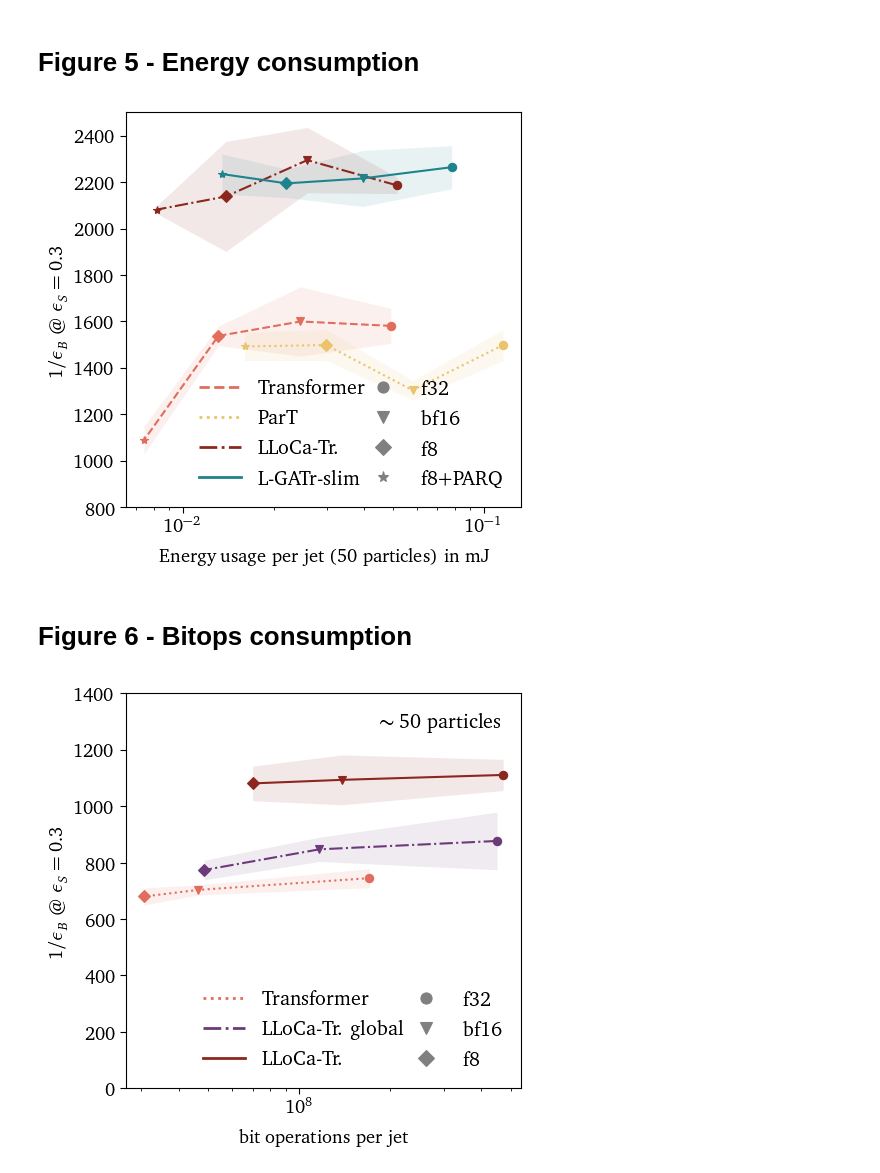
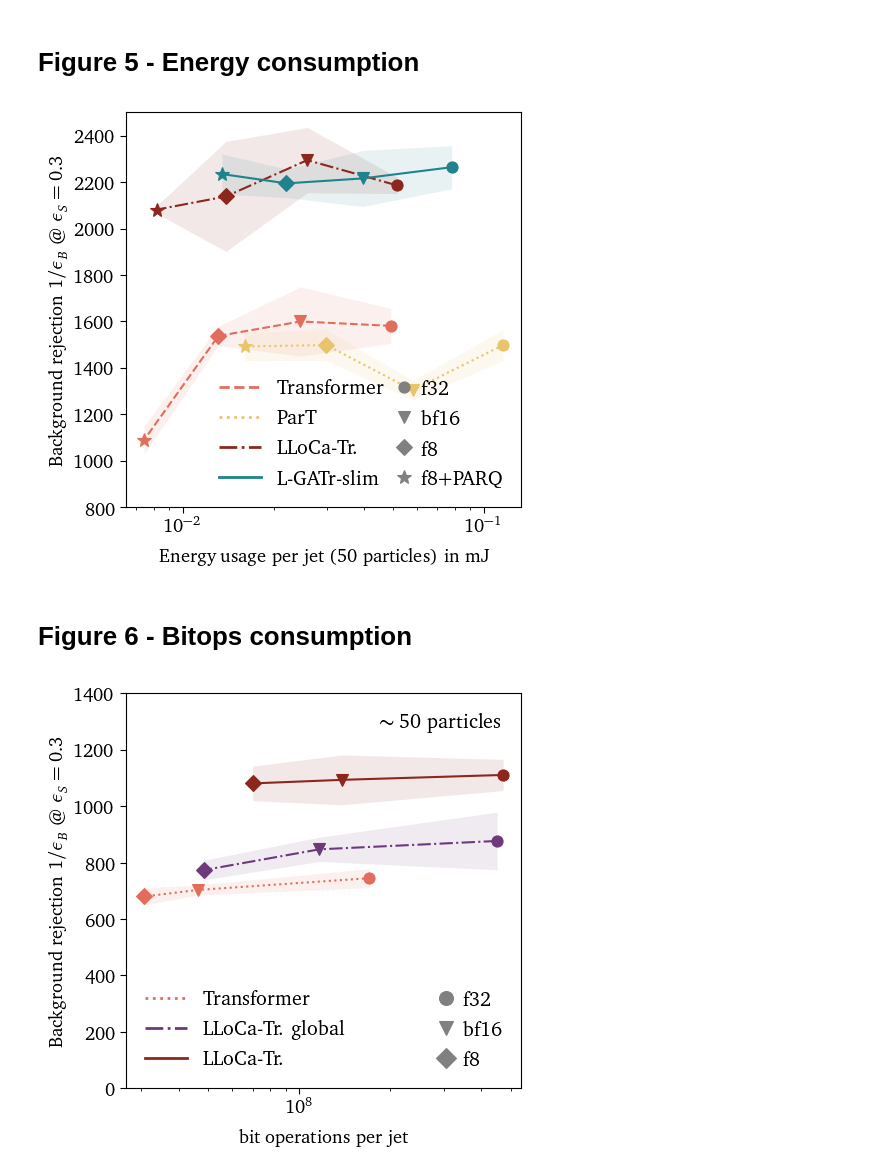
Before and after one commit to heidelberg-hepml/tagger-quantization, a Jupyter notebook: notebooks/plots.ipynb, the cells around one changed output. Drawn from its saved outputs; the diff is of its cells as text; code cells hidden in the pictures.

Commit message:
Increase markersize globally to make figures clearer; also improve legend placement a bit

```diff
--- a/notebooks/plots.ipynb
+++ b/notebooks/plots.ipynb
@@ -1395,11 +1396,11 @@ for label, color, marker, linestyle in zip(labels, colors, markers, linestyles):
         mean = mean[mask]
         std = std[mask]
 
-        ax.plot(p, mean, color=color, linestyle=linestyle, marker=marker)
+        ax.plot(p, mean, color=color, linestyle=linestyle, marker=marker, ms=8)
         ax.fill_between(p, mean+std, mean-std,
                         edgecolor=color, color=color, alpha=0.1, lw=0.01)
 
-ax.set_ylabel(r"$1/\epsilon_B\ @\ \epsilon_S=0.3$", fontsize=FONTSIZE)
+ax.set_ylabel(r"Background rejection $1/\epsilon_B\ @\ \epsilon_S=0.3$", fontsize=FONTSIZE)
 ax.set_xlabel("Number of parameters")
 
 handles1 = [Line2D([0,1], [0,0], color=c, lw=2, linestyle=ls, marker=m) for c, ls, m in zip(colors, linestyles, markers)]
@@ -1488,6 +1489,12 @@ markers = {
     "float8,float8": "D",
     "float8,ternary": "*",
 }
+markersizes = {
+    "float32,float32": 8,
+    "float16,float16": 8,
+    "float8,float8": 8,
+    "float8,ternary": 10,
+}
 
 ymin=800
 ymax=2500
@@ -1509,42 +1516,45 @@ for label, color, linestyle in zip(labels, colors, linestyles):
     mean = np.array([metrics[label][k]["mean"] for k in keys])
     std = np.array([metrics[label][k]["std"] for k in keys])
     ms = [markers[k] for k in keys]
+    mss = [markersizes[k] for k in keys]
 
     mask = np.array([x is not None for x in mean])
     ener = ener[mask]
     mean = mean[mask]
     std = std[mask]
     ms = [m for i, m in enumerate(ms) if mask[i]]
+    mss = [ms for i, ms in enumerate(mss) if mask[i]]
 
-    for e, m, s, mar in zip(ener, mean, std, ms):
+    for e, m, s, mar, mars in zip(ener, mean, std, ms, mss):
         if m is None or s is None:
             continue
-        ax.plot(e, m, color=color, marker=mar, markersize=6)
+        ax.plot(e, m, color=color, marker=mar, ms=mars)
     ax.plot(ener, mean, color=color, linestyle=linestyle)
     ax.fill_between(ener, mean+std, mean-std,
                     edgecolor=color, color=color, alpha=0.1, lw=0.01)
 
-ax.set_ylabel(r"$1/\epsilon_B\ @\ \epsilon_S=0.3$", fontsize=FONTSIZE)
+ax.set_ylabel(r"Background rejection $1/\epsilon_B\ @\ \epsilon_S=0.3$", fontsize=FONTSIZE)
 ax.set_xlabel("Energy usage per jet (50 particles) in mJ", fontsize=FONTSIZE)
 
 handles1 = [Line2D([0,1], [0,0], color=c, lw=2, linestyle=ls) for c, ls in zip(colors, linestyles)]
 labels1 = labels
 leg1 = ax.legend(
-    handles1, labels1, loc="lower right", bbox_to_anchor=(0.65,0),
+    handles1, labels1, loc="lower right", bbox_to_anchor=(0.7,0),
     frameon=False,
 )
 ms = [markers[k] for k in keys]
 handles2 = [
     Line2D(
         [0],[0], linestyle="None", marker=m,
-        markersize=8, markerfacecolor="0.5",
+        markersize=mars, markerfacecolor="0.5",
         markeredgecolor="0.5",
-    ) for m in ms
+    ) for m, mars in zip(ms, mss)
 ]
 labels2 = [key_labels[k] for k in keys]
 leg2 = ax.legend(
     handles2, labels2, loc="lower right", bbox_to_anchor=(1,0),
     frameon=False,
+    handlelength=0,
 )
 ax.add_artist(leg1)
 
@@ -1558,7 +1568,7 @@ plt.subplots_adjust(LEFT, BOTTOM, RIGHT, TOP)
 fig.savefig("energy.pdf", format="pdf")
 plt.show()
 # %% [output]
-[figure, old version]
+[figure, new version]
 # %% [markdown]
 # Figure 6 - Bitops consumption
 # %%
@@ -1637,46 +1647,47 @@ for label, color, linestyle in zip(labels, colors, linestyles):
     for e, m, s, mar in zip(bo, mean, std, ms):
         if m is None or s is None:
             continue
-        ax.plot(e, m, color=color, marker=mar, markersize=6)
+        ax.plot(e, m, color=color, marker=mar, markersize=8)
     ax.plot(bo, mean, color=color, linestyle=linestyle)
     ax.fill_between(bo, mean+std, mean-std,
                     edgecolor=color, color=color, alpha=0.1, lw=0.01)
 
-ax.set_ylabel(r"$1/\epsilon_B\ @\ \epsilon_S=0.3$", fontsize=FONTSIZE)
+ax.set_ylabel(r"Background rejection $1/\epsilon_B\ @\ \epsilon_S=0.3$", fontsize=FONTSIZE)
 ax.set_xlabel("bit operations per jet", fontsize=FONTSIZE)
 
 handles1 = [Line2D([0,1], [0,0], color=c, lw=2, linestyle=ls) for c, ls in zip(colors, linestyles)]
 labels1 = labels
 leg1 = ax.legend(
-    handles1, labels1, loc="lower right", bbox_to_anchor=(0.75,0),
+    handles1, labels1, loc="lower left", bbox_to_anchor=(0,0),
     frameon=False,
 )
 ms = [markers[k] for k in keys]
 handles2 = [
     Line2D(
         [0],[0], linestyle="None", marker=m,
-        markersize=8, markerfacecolor="0.5",
+        markersize=10, markerfacecolor="0.5",
         markeredgecolor="0.5"
     ) for m in ms
 ]
 labels2 = [key_labels[k] for k in keys]
 leg2 = ax.legend(
     handles2, labels2, loc="lower right", bbox_to_anchor=(1,0),
     frameon=False,
+    handlelength=0,
 )
 ax.add_artist(leg1)
 
 ax.text(.95, .95, s=r"$\sim 50$ particles", horizontalalignment="right", verticalalignment="top",
         transform=ax.transAxes)
 ax.tick_params(axis='both', which='major', labelsize=FONTSIZE)
 ax.xaxis.set_label_coords(0.5, X_LABEL_POS)
 ax.yaxis.set_label_coords(Y_LABEL_POS, 0.5)
 ax.set_ylim(ymin, ymax)
 plt.subplots_adjust(LEFT, BOTTOM, RIGHT, TOP)
 fig.savefig(file2, format="pdf")
 plt.show()
 # %% [output]
-[figure, old version]
+[figure, new version]
 # %%
 with open("../cost_estimate/bitops_30.json", "r") as file:
     bitops = json.load(file)
```
Also changed, not shown: parts of 4 cells of this notebook.
